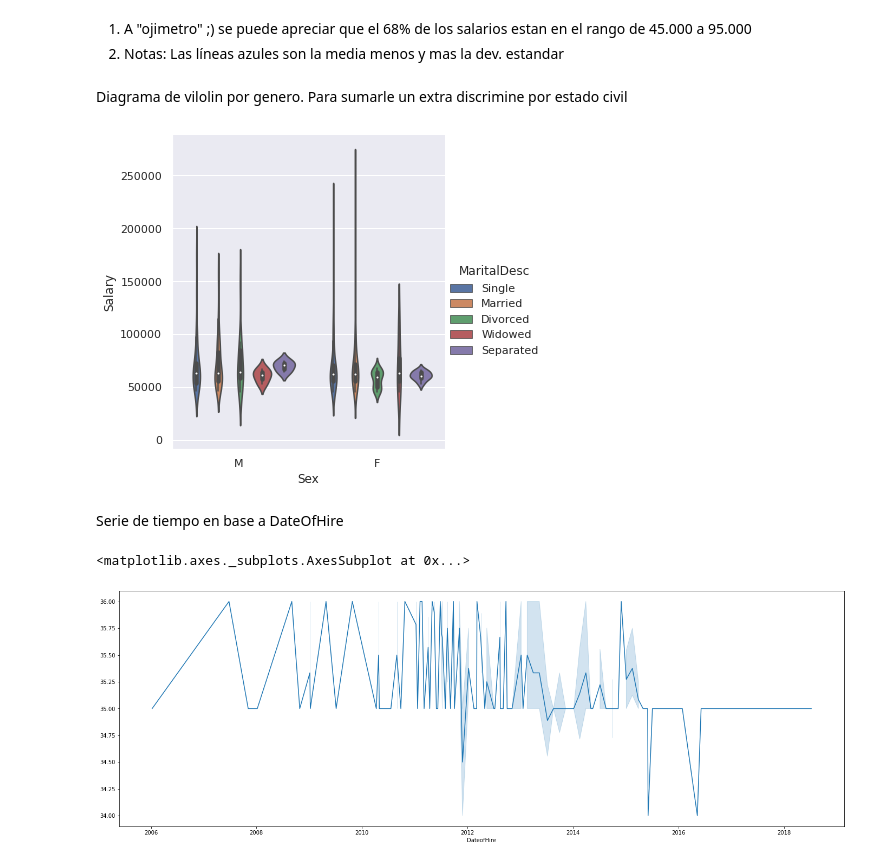
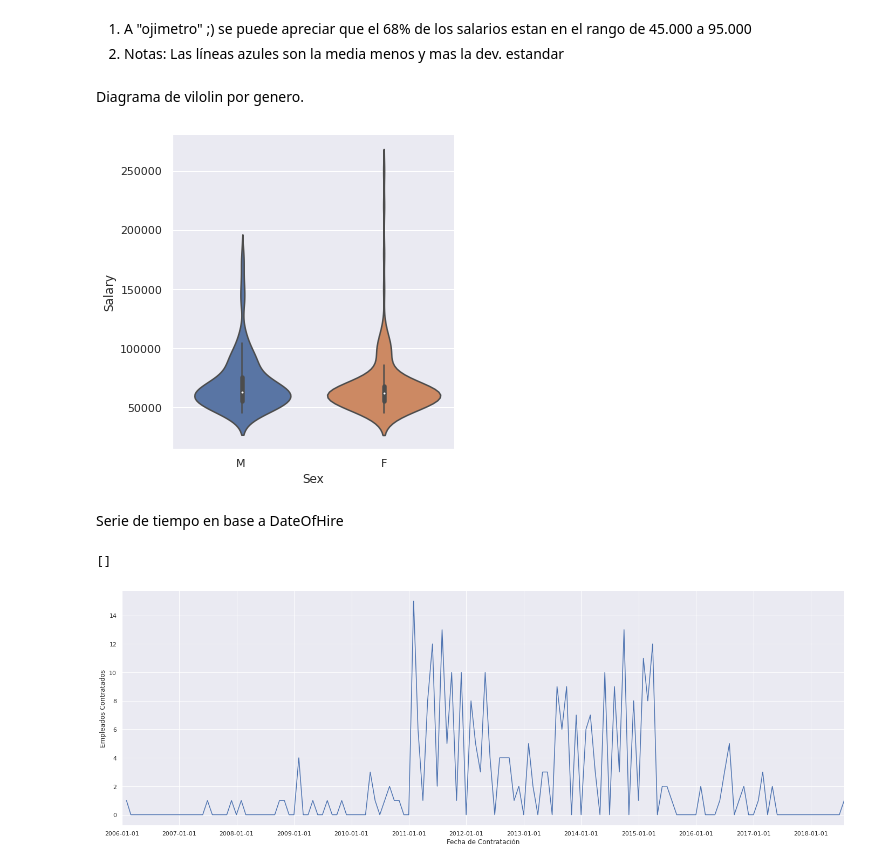
Before and after one commit to mdcodigo/coder_ds, a Jupyter notebook: Visualizacion_Duva.ipynb, the cells around one changed output. Saved outputs shown, nothing was run; the diff lists cells and outputs as text; code cells hidden in the pictures.

```diff
--- a/Visualizacion_Duva.ipynb
+++ b/Visualizacion_Duva.ipynb
@@ -50,27 +46,23 @@ plt.show()
 2. Notas: Las líneas azules son la media menos y mas la dev. estandar
 # %% [markdown]
 Diagrama de vilolin por genero.
-Para sumarle un extra discrimine por estado civil
 # %%
-SALARY_COL = "Salary"
-GEMDER_COL = "sex"
-#fig, ax = plt.subplots(figsize=(18,6))
+GEMDER_COL = "Sex"
 
-salary_mean=df_hr[SALARY_COL].mean()
-salary_std=df_hr[SALARY_COL].std()
-fs = df_hr.loc[df_hr.Sex == "F"]
-ms = df_hr.loc[df_hr.Sex == "M"]
+#salary_mean=df_hr[SALARY_COL].mean()
+#salary_std=df_hr[SALARY_COL].std()
 
 sns.set()
 
 ax = sns.catplot(
-    data=df_hr,
-    kind="violin",
-    x="Sex",
-    y="Salary",
-    hue="MaritalDesc")
+    data=df_hr
+    ,kind="violin"
+    ,x=GEMDER_COL
+    ,y=SALARY_COL
+    #,hue="MaritalDesc"
+    )
 # %% [output]
-[figure, old version]
+[figure, new version]
 # %% [markdown]
 Serie de tiempo en base a DateOfHire
 # %%
@@ -78,9 +70,22 @@ df_hr2= pd.read_csv("https://github.com/mdcodigo/coder_ds/raw/main/data-sources/
 
 df_hr2.index = pd.to_datetime(df_hr2["DateofHire"])
 
+df_data = df_hr2.groupby(pd.Grouper(freq="M"))["EmpID"].count()
+
+#print(df_data.index)
+
 fig, ax = plt.subplots(figsize=(24,8))
 
-sns.lineplot(x=df_hr2.index,y=df_hr2.count(1),ax=ax)
+sns.lineplot(data=df_data)
+
+ax.set(xlabel='Fecha de Contratación', ylabel='Empleados Contratados')
+ax.set_xlim(left=df_data.index.min(), right=df_data.index.max())
+ax.set_xticks(
+    np.arange(np.datetime64("2006-01-01"),np.datetime64("2019-01-01"), np.timedelta64(1, 'Y'),dtype='datetime64[M]')
+    , minor=False)
+
+
+plt.plot()
 # %% [output]
-<matplotlib.axes._subplots.AxesSubplot at 0x...>
+[]
-[figure, old version]
+[figure, new version]
```
Also changed, not shown: parts of 3 cells of this notebook.
